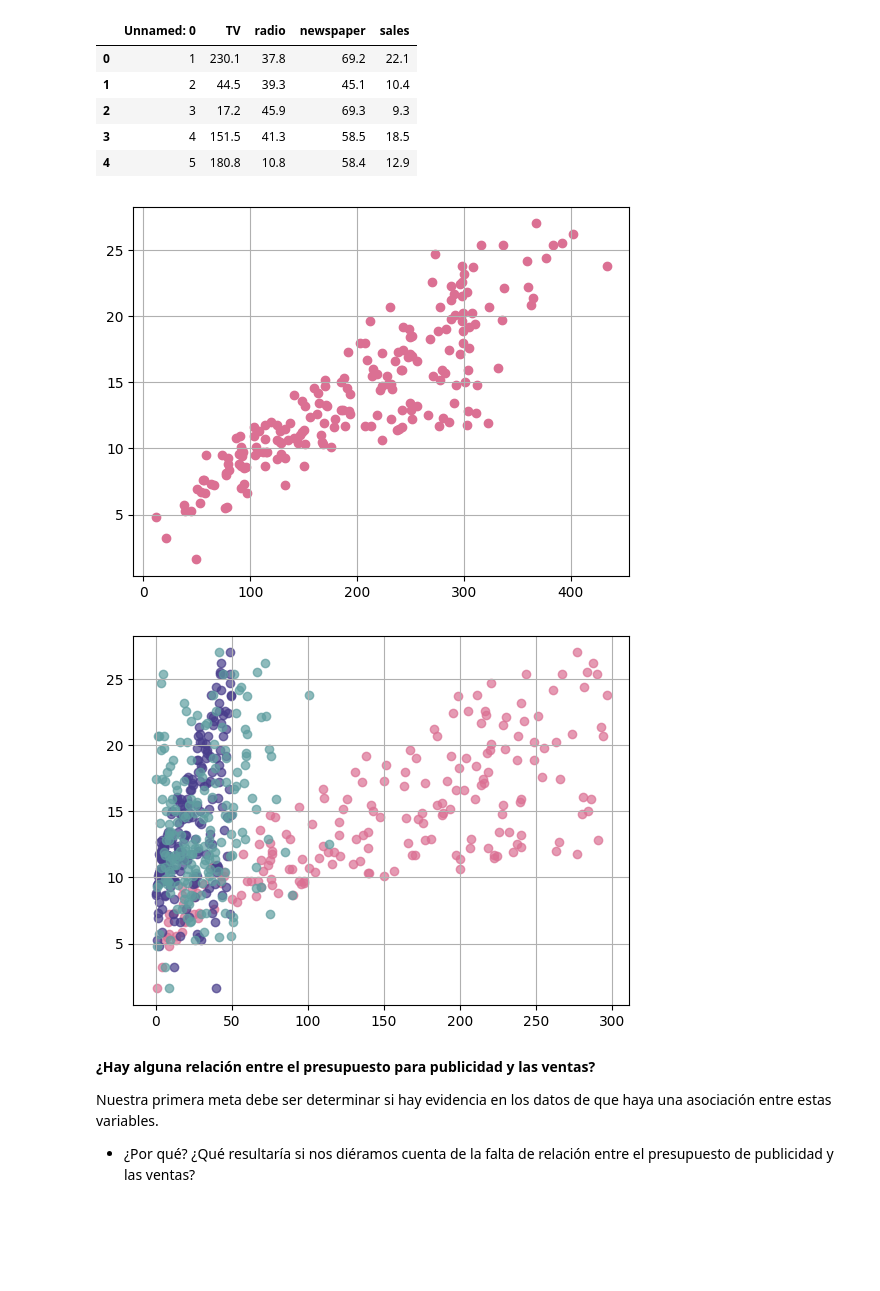
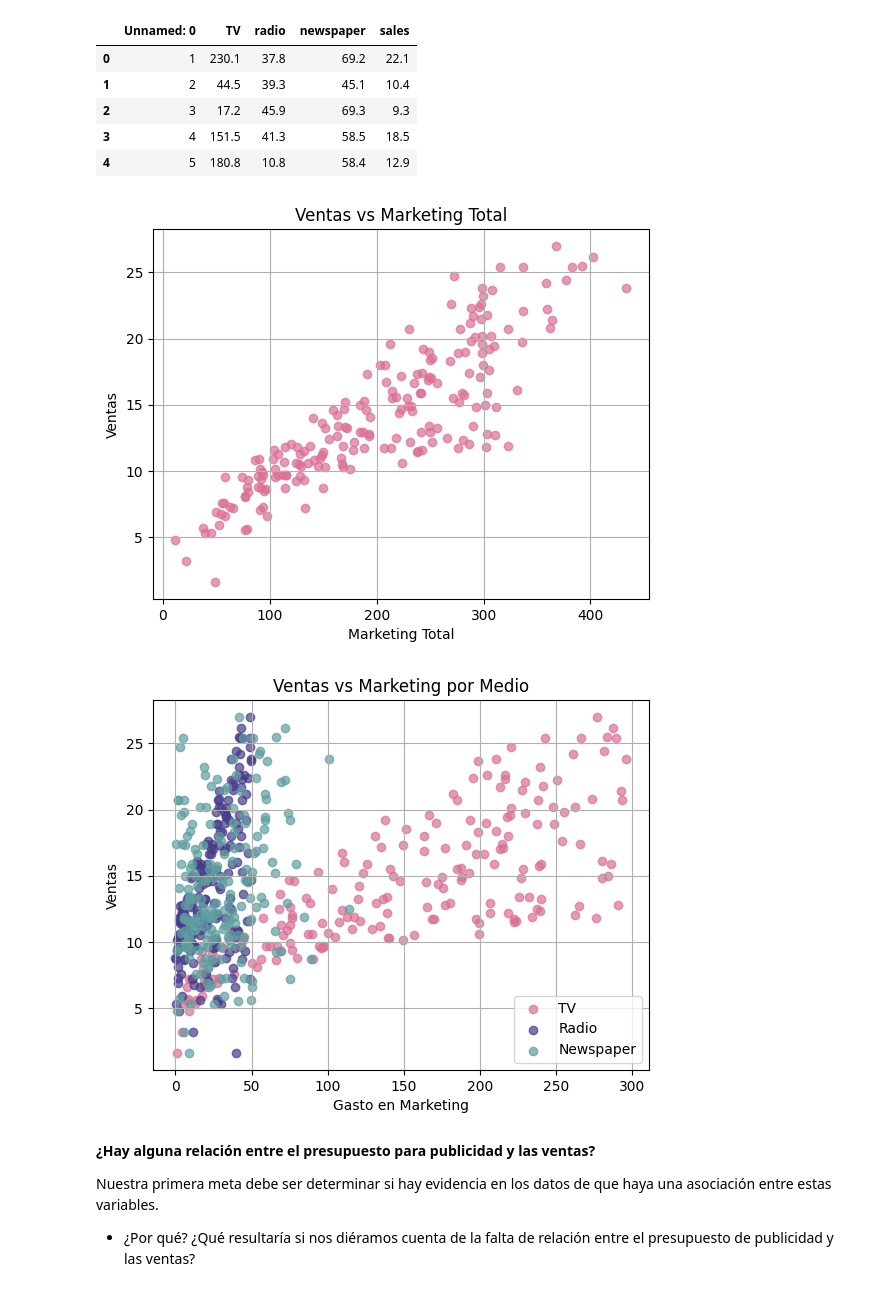
Before and after one commit to AnaSofiaHinojosa/LabAprEst, a Jupyter notebook: Lab - R3.ipynb, the cells around one changed output. Drawn from its saved outputs; the diff is of its cells as text; code cells hidden in the pictures; blank space fills up the shorter version.

```diff
--- a/Lab - R3.ipynb
+++ b/Lab - R3.ipynb
@@ -40,17 +40,22 @@ data.head()
 | 3 | 4 | 151.5 | 41.3 | 58.5 | 18.5 |
 | 4 | 5 | 180.8 | 10.8 | 58.4 | 12.9 |
 # %%
-plt.scatter(data['TV']+ data['radio'] + data['newspaper'], data['sales'], color = "palevioletred")
+plt.scatter(data['TV']+ data['radio'] + data['newspaper'], data['sales'], color = "palevioletred", alpha = 0.7)
+plt.title("Ventas vs Marketing Total")
+plt.xlabel("Marketing Total"); plt.ylabel("Ventas")
 plt.grid()
 # %% [output]
-[figure, old version]
+[figure, new version]
 # %%
-plt.scatter(data['TV'], data['sales'], color = "palevioletred", alpha = 0.7)
-plt.scatter(data['radio'], data['sales'], color = "darkslateblue", alpha = 0.7)
-plt.scatter(data['newspaper'], data['sales'], color = "cadetblue", alpha = 0.7)
+plt.scatter(data['TV'], data['sales'], color = "palevioletred", alpha = 0.7, label = "TV")
+plt.scatter(data['radio'], data['sales'], color = "darkslateblue", alpha = 0.7, label = "Radio")
+plt.scatter(data['newspaper'], data['sales'], color = "cadetblue", alpha = 0.7, label = "Newspaper")
+plt.title("Ventas vs Marketing por Medio")
+plt.xlabel("Gasto en Marketing"); plt.ylabel("Ventas")
+plt.legend()
 plt.grid()
 # %% [output]
-[figure, old version]
+[figure, new version]
 # %% [markdown]
 **¿Hay alguna relación entre el presupuesto para publicidad y las ventas?**
 
```
Also changed, not shown: parts of 13 cells of this notebook.
